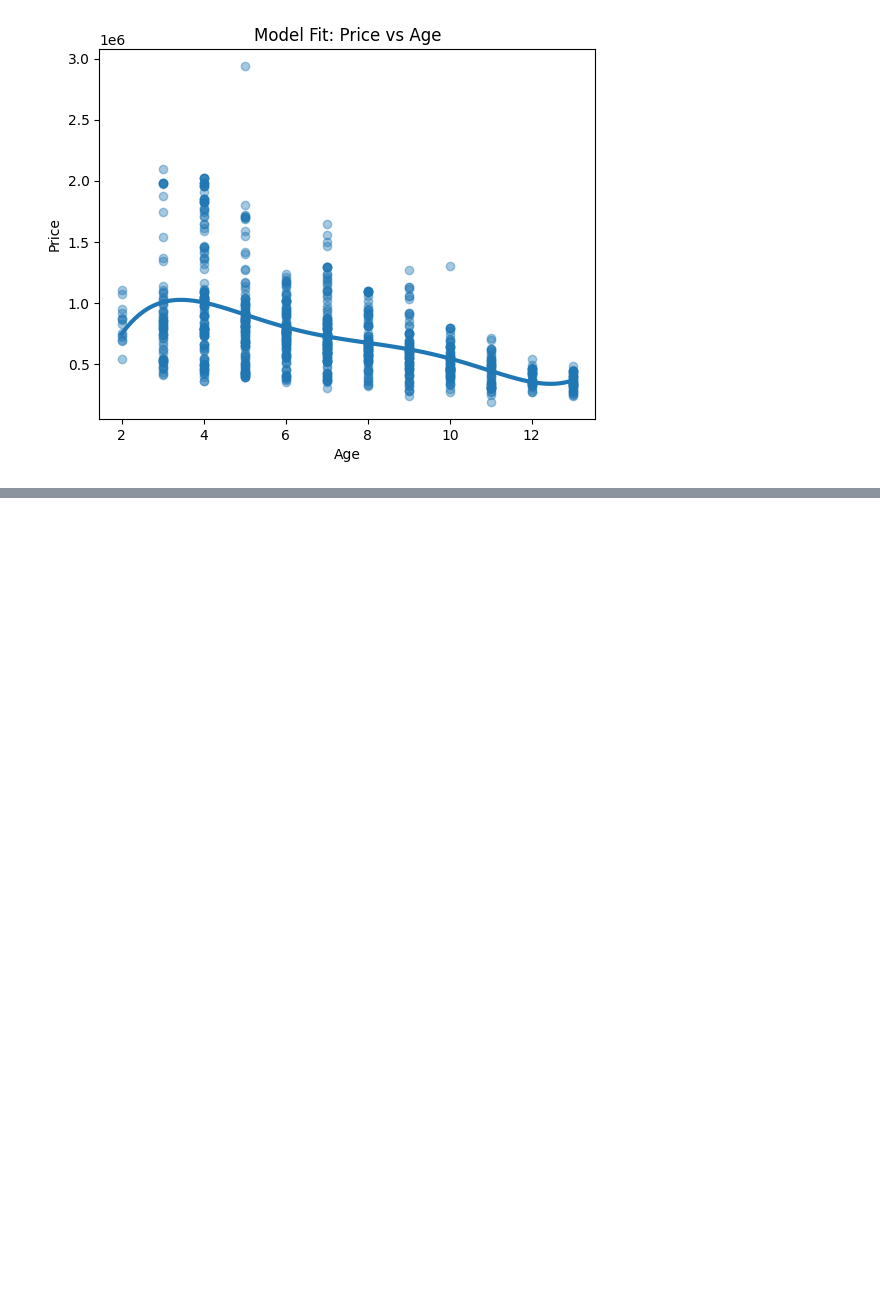
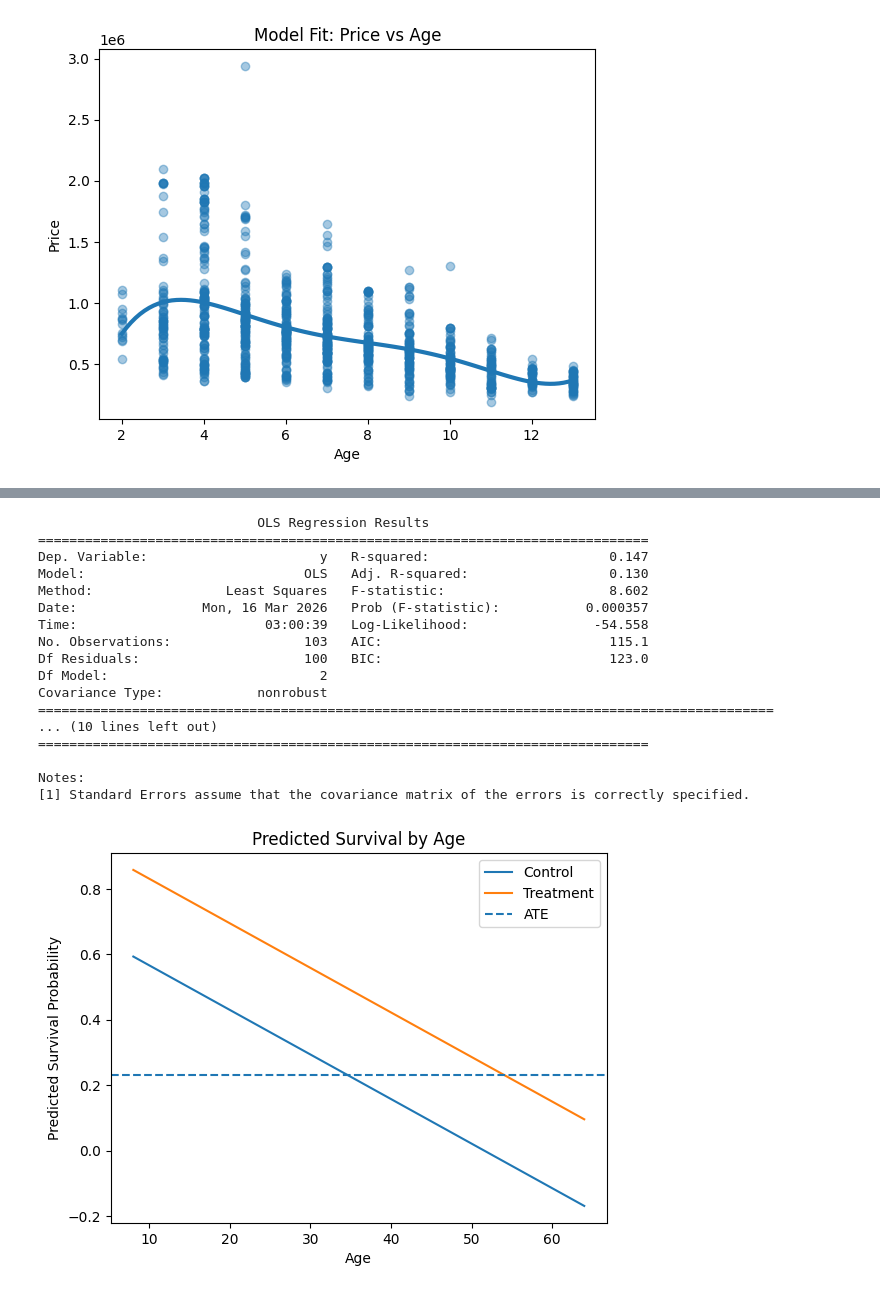
Before and after one commit to brishti-c/undergrad_ml_assignments, a Jupyter notebook: 03_assignment_linear_models.ipynb, the cells around one changed output, grey strips where cells are left out. Drawn from its saved outputs; the diff is of its cells as text; code cells hidden in the pictures; blank space fills up the shorter version.

```diff
--- a/03_assignment_linear_models.ipynb
+++ b/03_assignment_linear_models.ipynb
@@ -387,0 +403,13 @@ Since a heart transplant is a dangerous operation and even people who successful
+# %%
+df = pd.read_csv("heart_hw.csv", encoding="latin1")
+
+survival_rates = df.groupby("transplant")["y"].mean()
+print(survival_rates)
+control_survival = survival_rates["control"]
+treatment_survival = survival_rates["treatment"]
+
+ATE = treatment_survival - control_survival
+
+print("Control survival rate:", control_survival)
+print("Treatment survival rate:", treatment_survival)
+print("ATE:", ATE)
@@ -387,0 +445,45 @@ Since a heart transplant is a dangerous operation and even people who successful
+# %%
+model2 = smf.ols("y ~ C(transplant) + age", data=df).fit()
+print(model2.summary())
+
+age_grid = np.linspace(df["age"].min(), df["age"].max(), 100)
+
+control_pred = model2.predict(pd.DataFrame({
+    "age": age_grid,
+    "transplant": "control"
+}))
+
+treatment_pred = model2.predict(pd.DataFrame({
+    "age": age_grid,
+    "transplant": "treatment"
+}))
+
+plt.plot(age_grid, control_pred, label="Control")
+plt.plot(age_grid, treatment_pred, label="Treatment")
+
+plt.axhline(y=ATE, linestyle="dashed", label="ATE")
+
+plt.xlabel("Age")
+plt.ylabel("Predicted Survival Probability")
+plt.title("Predicted Survival by Age")
+plt.legend()
+plt.show()
+# %% [output]
+                            OLS Regression Results
+==============================================================================
+Dep. Variable:                      y   R-squared:                       0.147
+Model:                            OLS   Adj. R-squared:                  0.130
+Method:                 Least Squares   F-statistic:                     8.602
+Date:                Mon, 16 Mar 2026   Prob (F-statistic):           0.000357
+Time:                        03:00:39   Log-Likelihood:                -54.558
+No. Observations:                 103   AIC:                             115.1
+Df Residuals:                     100   BIC:                             123.0
+Df Model:                           2
+Covariance Type:            nonrobust
+==============================================================================================
+... (10 lines left out)
+==============================================================================
+
+Notes:
+[1] Standard Errors assume that the covariance matrix of the errors is correctly specified.
+[figure, added]
```
Also changed, not shown: parts of 6 cells of this notebook.
